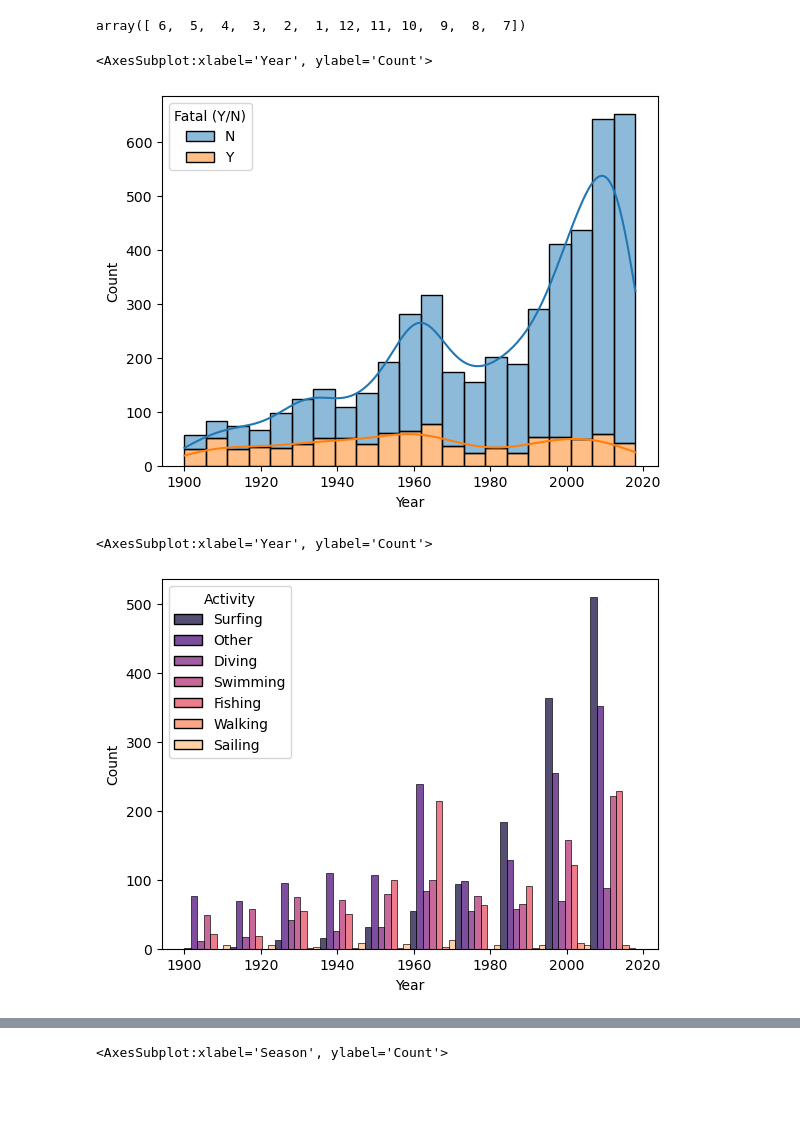
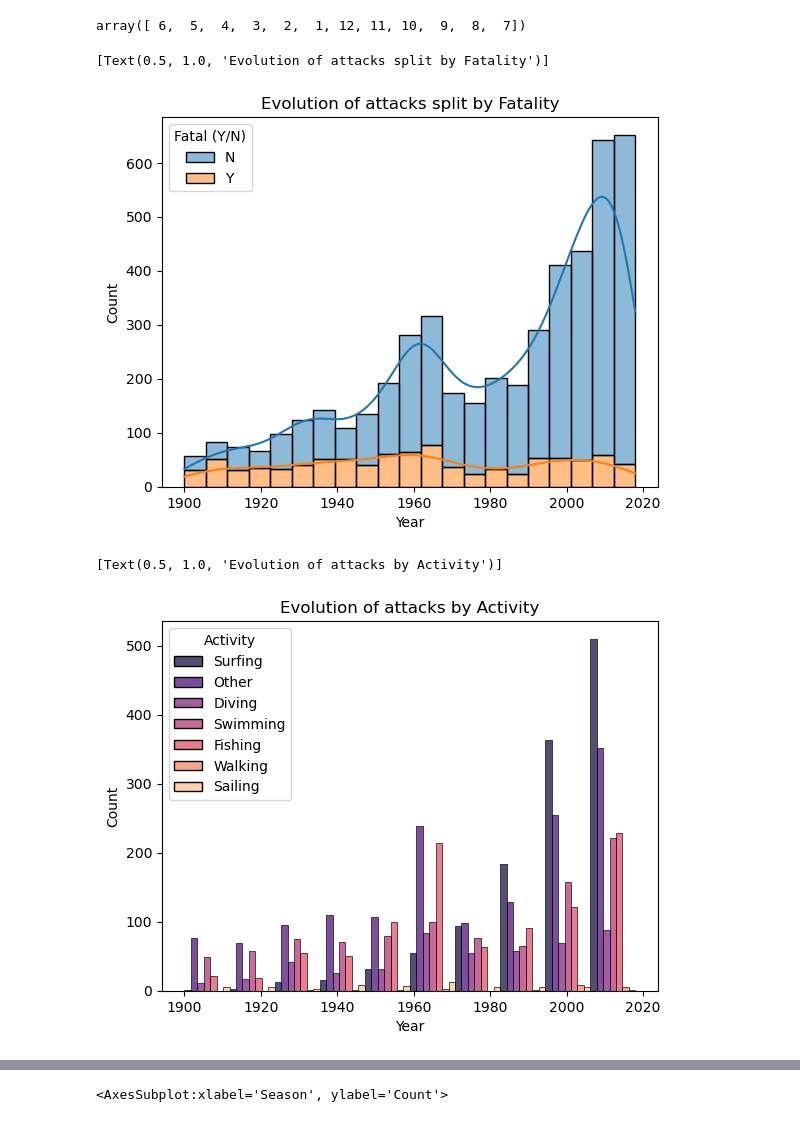
Before and after one commit to bernatbellmunt/ironh_project1, a Jupyter notebook: clean.ipynb, the cells around one changed output, grey strips where cells are left out. Drawn from its saved outputs; the diff is of its cells as text; code cells hidden in the pictures; blank space fills up the shorter version.

```diff
--- a/clean.ipynb
+++ b/clean.ipynb
@@ -370,16 +370,16 @@ df["Months"].unique()
 # %% [output]
 array([ 6,  5,  4,  3,  2,  1, 12, 11, 10,  9,  8,  7])
 # %%
-sns.histplot(df, x="Year", hue="Fatal (Y/N)",multiple="stack",kde=True)
+sns.histplot(df, x="Year", hue="Fatal (Y/N)",multiple="stack",kde=True).set(title='Evolution of attacks split by Fatality')
 # %% [output]
-<AxesSubplot:xlabel='Year', ylabel='Count'>
+[Text(0.5, 1.0, 'Evolution of attacks split by Fatality')]
-[figure, old version]
+[figure, new version]
 # %%
 
 
 
-sns.histplot(df, x="Year", hue="Activity",multiple="dodge", bins= 10, palette="magma")
+sns.histplot(df, x="Year", hue="Activity",multiple="dodge", bins= 10, palette="magma").set(title='Evolution of attacks by Activity')
 # %% [output]
-<AxesSubplot:xlabel='Year', ylabel='Count'>
+[Text(0.5, 1.0, 'Evolution of attacks by Activity')]
-[figure, old version]
+[figure, new version]
 # %%
```
Also changed, not shown: parts of 11 cells of this notebook, 1 other file.
